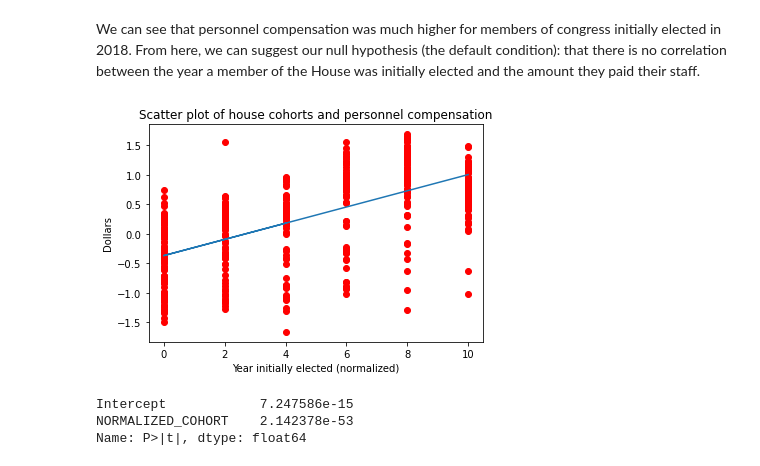
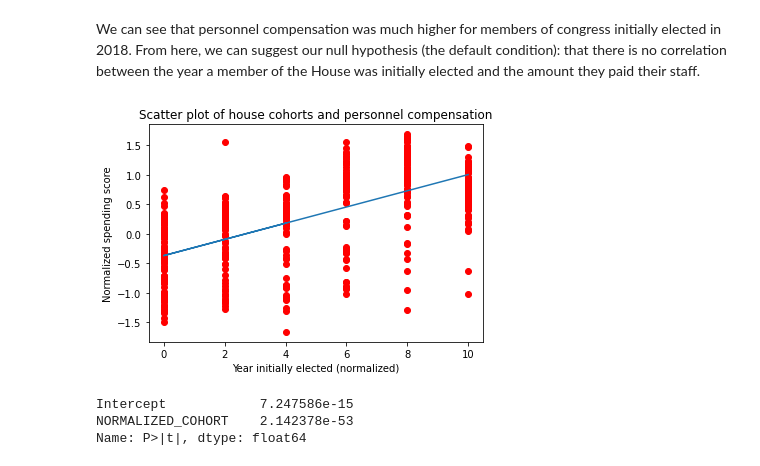
Before and after one commit to AndrewTrackim/cmsc320-final, a Jupyter notebook: final_tutorial.ipynb, the cells around one changed output. Saved outputs shown, nothing was run; the diff lists cells and outputs as text; code cells hidden in the pictures.

```diff
--- a/final_tutorial.ipynb
+++ b/final_tutorial.ipynb
@@ -403,14 +412,16 @@ Text(0.5, 1.0, 'Cohorts of freshmen members of congress and their spending on tr
 # %% [markdown]
 We can see that personnel compensation was much higher for members of congress initially elected in 2018. From here, we can suggest our null hypothesis (the default condition): that there is no correlation between the year a member of the House was initially elected and the amount they paid their staff.
 # %%
+# Normalize the year so that we avoid having a very high intercept in our regression line
 spending_election_df['NORMALIZED_COHORT'] = spending_election_df['FIRST_ELECTED'] - 2010
+
 plt.plot(spending_election_df['NORMALIZED_COHORT'], spending_election_df['PERSONNEL COMPENSATION'], 'ro')
 plt.title("Scatter plot of house cohorts and personnel compensation")
 plt.xlabel("Year initially elected (normalized)")
-plt.ylabel("Dollars")
+plt.ylabel("Normalized spending score")
 (m, b) = np.polyfit(spending_election_df['NORMALIZED_COHORT'].values, spending_election_df['PERSONNEL COMPENSATION'].values, 1)
 plt.plot(spending_election_df['NORMALIZED_COHORT'].values, b + m * spending_election_df['NORMALIZED_COHORT'].values, '-')
 plt.show()
 # %% [output]
-[figure, old version]
+[figure, new version]
 # %%
```
Also changed, not shown: parts of 43 cells of this notebook, 2 other files.
